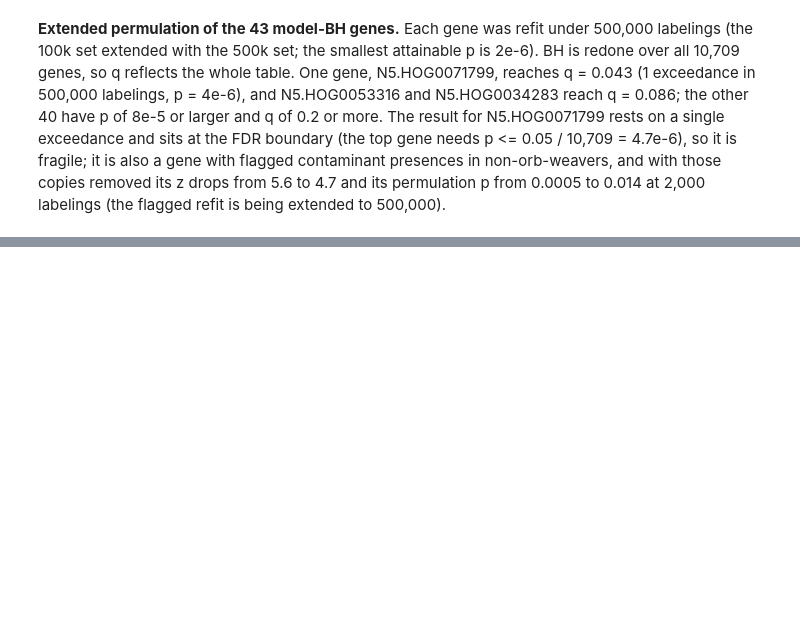
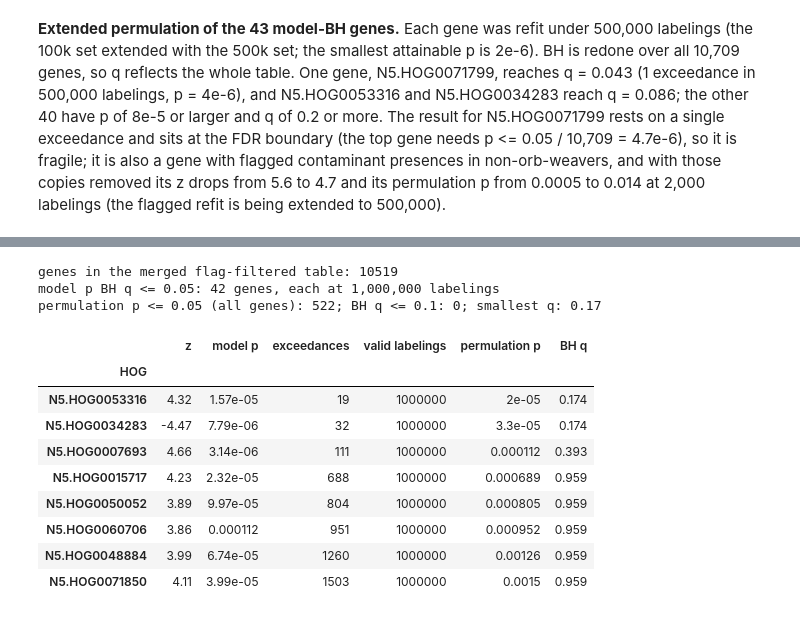
Before and after one commit to GordusLab/orb-selection, a Jupyter notebook: scripts/05_phyloglm/PhyloGLM Analysis.ipynb, the cells around one changed output, grey strips where cells are left out. Saved outputs shown, nothing was run; the diff lists cells and outputs as text; code cells hidden in the pictures; blank space fills up the shorter version.

```diff
--- a/scripts/05_phyloglm/PhyloGLM Analysis.ipynb
+++ b/scripts/05_phyloglm/PhyloGLM Analysis.ipynb
@@ -572,0 +581,24 @@ permulation p from 0.0005 to 0.014 at 2,000 labelings (the flagged refit is bein
+# %%
+m1 = pd.read_csv(os.path.join(results_path, "phyloglm", "permulation_null_logistic_1M", "final_merged_flag_filtered.csv"), index_col="HOG")
+m1["q_emp"] = multipletests(m1["p_emp"], method="fdr_bh")[1]
+sel = m1[m1["q_model"] <= 0.05].sort_values("p_emp")
+print(f"genes in the merged flag-filtered table: {len(m1)}")
+print(f"model p BH q <= 0.05: {len(sel)} genes, each at {int(sel['n_valid'].min()):,} labelings")
+print(f"permulation p <= 0.05 (all genes): {(m1['p_emp'] <= 0.05).sum()}; BH q <= 0.1: {(m1['q_emp'] <= 0.1).sum()}; smallest q: {m1['q_emp'].min():.2f}")
+out = sel.head(8)[["z_real", "p_model", "exceed", "n_valid", "p_emp", "q_emp"]]
+out.columns = ["z", "model p", "exceedances", "valid labelings", "permulation p", "BH q"]
+out
+# %% [output]
+genes in the merged flag-filtered table: 10519
+model p BH q <= 0.05: 42 genes, each at 1,000,000 labelings
+permulation p <= 0.05 (all genes): 522; BH q <= 0.1: 0; smallest q: 0.17
+|  | z | model p | exceedances | valid labelings | permulation p | BH q |
+| HOG |  |  |  |  |  |  |
+| N5.HOG0053316 | 4.32 | 1.57e-05 | 19 | 1000000 | 2e-05 | 0.174 |
+| N5.HOG0034283 | -4.47 | 7.79e-06 | 32 | 1000000 | 3.3e-05 | 0.174 |
+| N5.HOG0007693 | 4.66 | 3.14e-06 | 111 | 1000000 | 0.000112 | 0.393 |
+| N5.HOG0015717 | 4.23 | 2.32e-05 | 688 | 1000000 | 0.000689 | 0.959 |
+| N5.HOG0050052 | 3.89 | 9.97e-05 | 804 | 1000000 | 0.000805 | 0.959 |
+| N5.HOG0060706 | 3.86 | 0.000112 | 951 | 1000000 | 0.000952 | 0.959 |
+| N5.HOG0048884 | 3.99 | 6.74e-05 | 1260 | 1000000 | 0.00126 | 0.959 |
+| N5.HOG0071850 | 4.11 | 3.99e-05 | 1503 | 1000000 | 0.0015 | 0.959 |
```
Also changed, not shown: parts of 3 cells of this notebook, 4 other files.
